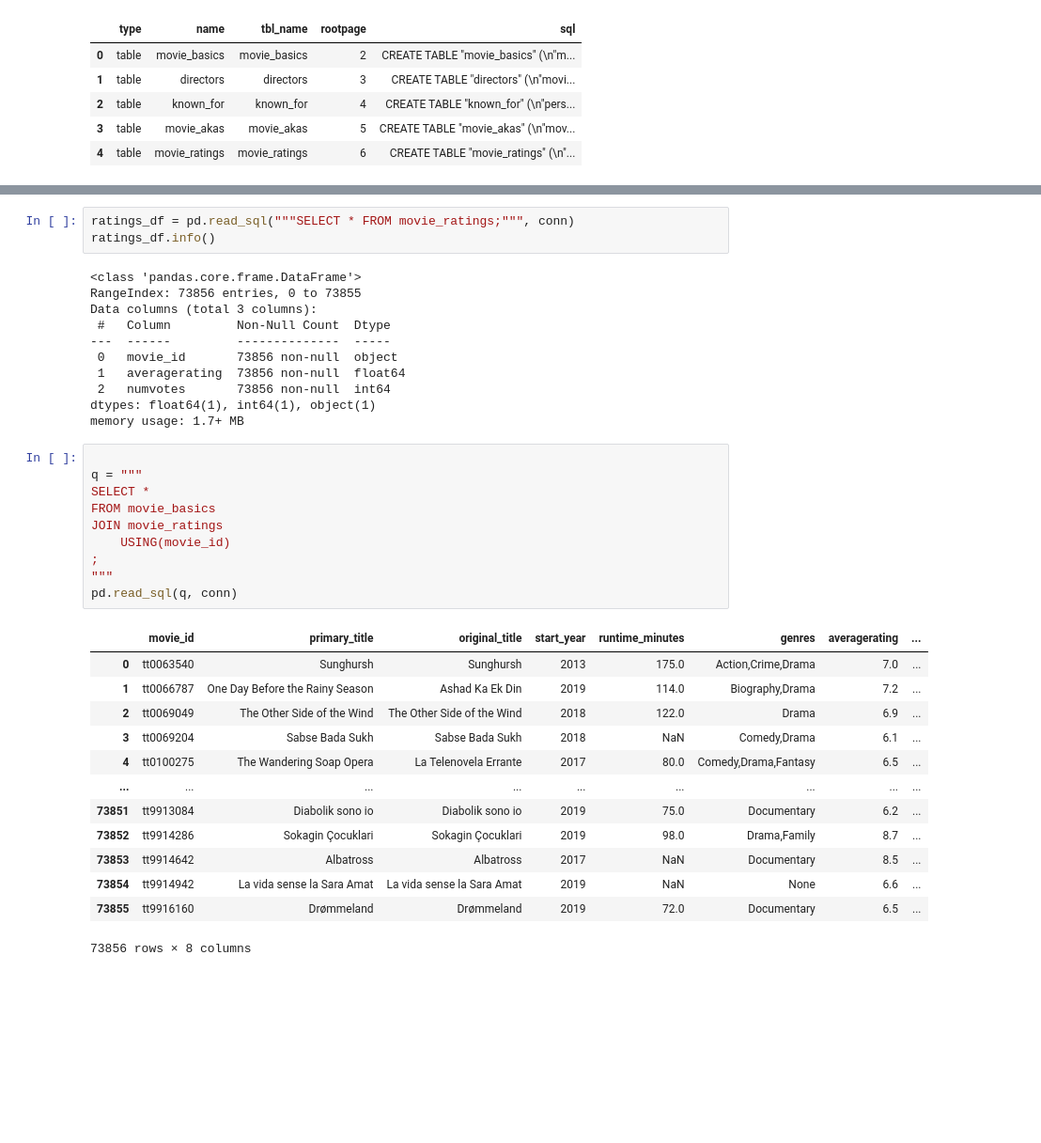
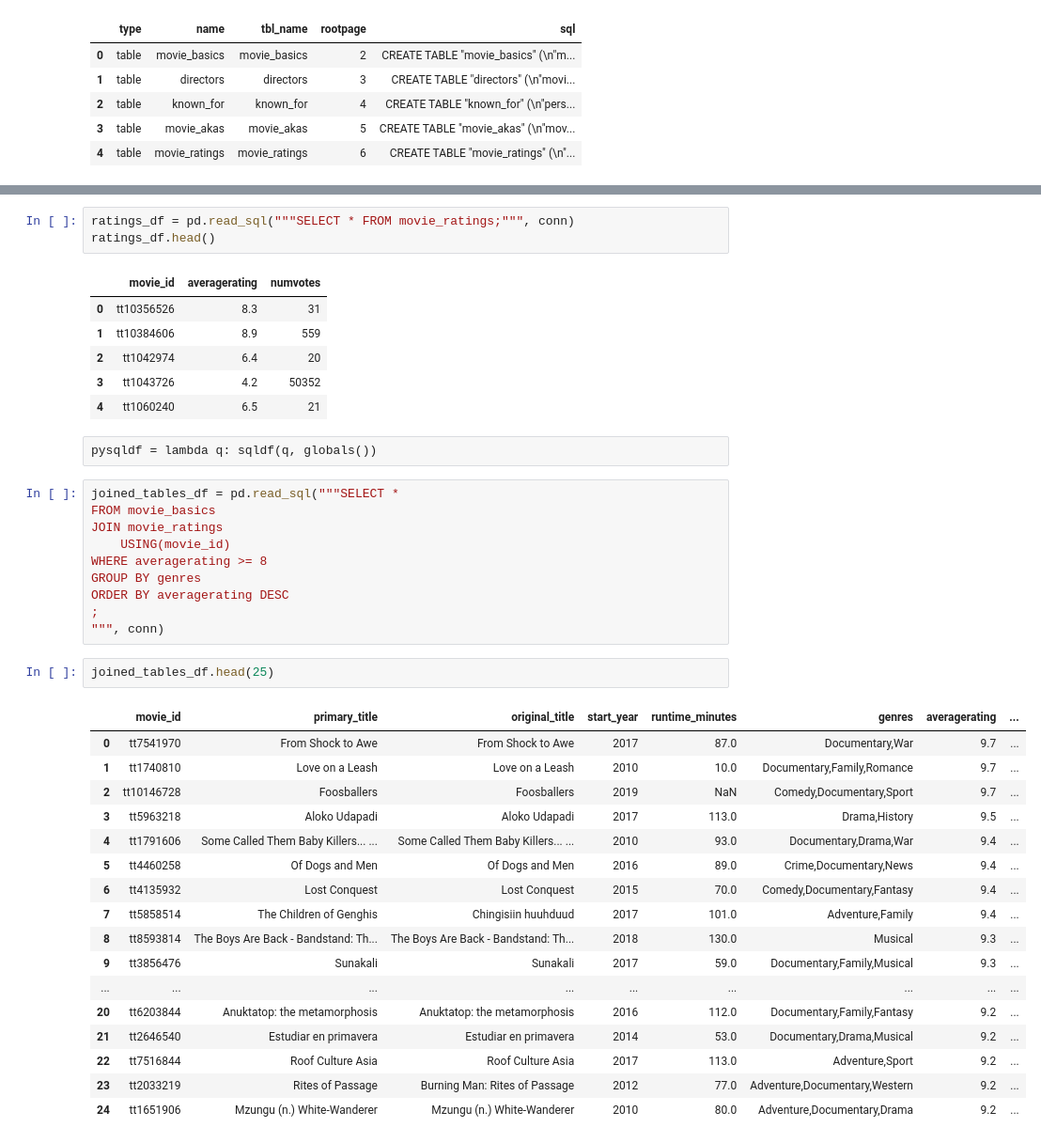
Before and after one commit to ZeejahWaseem/Capstone_Project, a Jupyter notebook: Notebooks/Rome_Folder/Rome.ipynb, the cells around one changed output, grey strips where cells are left out. Shown at 94% size. Cells and saved outputs as stored; diff of their text form; blank space fills up the shorter version.

Commit message:
seperated by genres

```diff
--- a/Notebooks/Rome_Folder/Rome.ipynb
+++ b/Notebooks/Rome_Folder/Rome.ipynb
@@ -134,38 +140,42 @@ AttributeError: 'DataFrame' object has no attribute 'unique'
 # %%
 ratings_df = pd.read_sql("""SELECT * FROM movie_ratings;""", conn)
-ratings_df.info()
+ratings_df.head()
 # %% [output]
-<class 'pandas.core.frame.DataFrame'>
-RangeIndex: 73856 entries, 0 to 73855
-Data columns (total 3 columns):
- #   Column         Non-Null Count  Dtype
----  ------         --------------  -----
- 0   movie_id       73856 non-null  object
- 1   averagerating  73856 non-null  float64
- 2   numvotes       73856 non-null  int64
-dtypes: float64(1), int64(1), object(1)
-memory usage: 1.7+ MB
+|  | movie_id | averagerating | numvotes |
+| 0 | tt10356526 | 8.3 | 31 |
+| 1 | tt10384606 | 8.9 | 559 |
+| 2 | tt1042974 | 6.4 | 20 |
+| 3 | tt1043726 | 4.2 | 50352 |
+| 4 | tt1060240 | 6.5 | 21 |
+# %% [raw]
+pysqldf = lambda q: sqldf(q, globals())
 # %%
-
-q = """
-SELECT *
+joined_tables_df = pd.read_sql("""SELECT *
 FROM movie_basics
 JOIN movie_ratings
     USING(movie_id)
+WHERE averagerating >= 8
+GROUP BY genres
+ORDER BY averagerating DESC
 ;
-"""
-pd.read_sql(q, conn)
+""", conn)
-# %% [output]
-|  | movie_id | primary_title | original_title | start_year | runtime_minutes | genres | averagerating | ... |
-| 0 | tt0063540 | Sunghursh | Sunghursh | 2013 | 175.0 | Action,Crime,Drama | 7.0 | ... |
-| 1 | tt0066787 | One Day Before the Rainy Season | Ashad Ka Ek Din | 2019 | 114.0 | Biography,Drama | 7.2 | ... |
-| 2 | tt0069049 | The Other Side of the Wind | The Other Side of the Wind | 2018 | 122.0 | Drama | 6.9 | ... |
-| 3 | tt0069204 | Sabse Bada Sukh | Sabse Bada Sukh | 2018 | NaN | Comedy,Drama | 6.1 | ... |
-| 4 | tt0100275 | The Wandering Soap Opera | La Telenovela Errante | 2017 | 80.0 | Comedy,Drama,Fantasy | 6.5 | ... |
-| ... | ... | ... | ... | ... | ... | ... | ... | ... |
-| 73851 | tt9913084 | Diabolik sono io | Diabolik sono io | 2019 | 75.0 | Documentary | 6.2 | ... |
-| 73852 | tt9914286 | Sokagin Çocuklari | Sokagin Çocuklari | 2019 | 98.0 | Drama,Family | 8.7 | ... |
-| 73853 | tt9914642 | Albatross | Albatross | 2017 | NaN | Documentary | 8.5 | ... |
-| 73854 | tt9914942 | La vida sense la Sara Amat | La vida sense la Sara Amat | 2019 | NaN | None | 6.6 | ... |
-| 73855 | tt9916160 | Drømmeland | Drømmeland | 2019 | 72.0 | Documentary | 6.5 | ... |
-73856 rows × 8 columns
+# %%
+joined_tables_df.head(25)
+# %% [output]
+|  | movie_id | primary_title | original_title | start_year | runtime_minutes | genres | averagerating | ... |
+| 0 | tt7541970 | From Shock to Awe | From Shock to Awe | 2017 | 87.0 | Documentary,War | 9.7 | ... |
+| 1 | tt1740810 | Love on a Leash | Love on a Leash | 2010 | 10.0 | Documentary,Family,Romance | 9.7 | ... |
+| 2 | tt10146728 | Foosballers | Foosballers | 2019 | NaN | Comedy,Documentary,Sport | 9.7 | ... |
+| 3 | tt5963218 | Aloko Udapadi | Aloko Udapadi | 2017 | 113.0 | Drama,History | 9.5 | ... |
+| 4 | tt1791606 | Some Called Them Baby Killers... ... | Some Called Them Baby Killers... ... | 2010 | 93.0 | Documentary,Drama,War | 9.4 | ... |
+| 5 | tt4460258 | Of Dogs and Men | Of Dogs and Men | 2016 | 89.0 | Crime,Documentary,News | 9.4 | ... |
+| 6 | tt4135932 | Lost Conquest | Lost Conquest | 2015 | 70.0 | Comedy,Documentary,Fantasy | 9.4 | ... |
+| 7 | tt5858514 | The Children of Genghis | Chingisiin huuhduud | 2017 | 101.0 | Adventure,Family | 9.4 | ... |
+| 8 | tt8593814 | The Boys Are Back - Bandstand: Th... | The Boys Are Back - Bandstand: Th... | 2018 | 130.0 | Musical | 9.3 | ... |
+| 9 | tt3856476 | Sunakali | Sunakali | 2017 | 59.0 | Documentary,Family,Musical | 9.3 | ... |
+| ... | ... | ... | ... | ... | ... | ... | ... | ... |
+| 20 | tt6203844 | Anuktatop: the metamorphosis | Anuktatop: the metamorphosis | 2016 | 112.0 | Documentary,Family,Fantasy | 9.2 | ... |
+| 21 | tt2646540 | Estudiar en primavera | Estudiar en primavera | 2014 | 53.0 | Documentary,Drama,Musical | 9.2 | ... |
+| 22 | tt7516844 | Roof Culture Asia | Roof Culture Asia | 2017 | 113.0 | Adventure,Sport | 9.2 | ... |
+| 23 | tt2033219 | Rites of Passage | Burning Man: Rites of Passage | 2012 | 77.0 | Adventure,Documentary,Western | 9.2 | ... |
+| 24 | tt1651906 | Mzungu (n.) White-Wanderer | Mzungu (n.) White-Wanderer | 2010 | 80.0 | Adventure,Documentary,Drama | 9.2 | ... |
```
Also changed, not shown: parts of 9 cells of this notebook.
